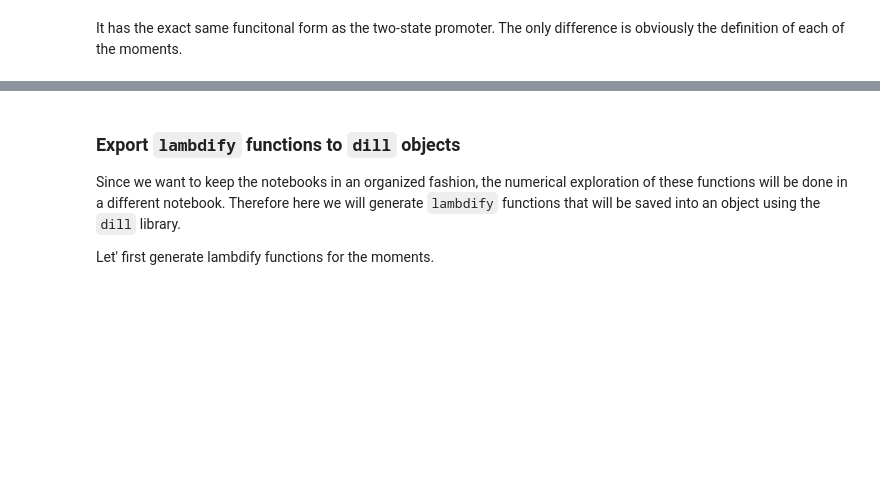
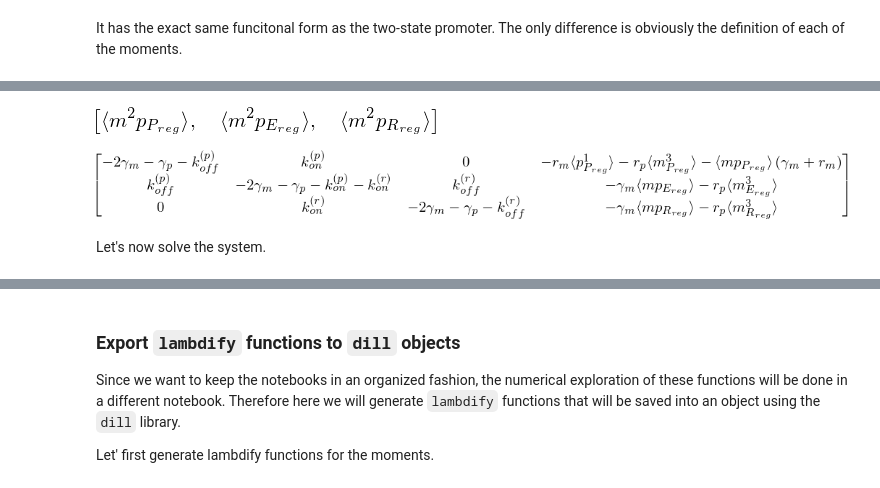
Before and after one commit to RPGroup-PBoC/chann_cap, a Jupyter notebook: src/theory/chemical_master_moments_protein.ipynb, the cells around one changed output, grey strips where cells are left out. Saved outputs shown, nothing was run; the diff lists cells and outputs as text; code cells hidden in the pictures; blank space fills up the shorter version.

```diff
--- a/src/theory/chemical_master_moments_protein.ipynb
+++ b/src/theory/chemical_master_moments_protein.ipynb
@@ -1002,0 +980,20 @@ It has the exact same funcitonal form as the two-state promoter. The only differ
+# %%
+# Define the string for the states
+corr_reg = ['m^2p_{P_{reg}}', 'm^2p_{E_{reg}}', 'm^2p_{R_{reg}}']
+
+# Define the zeroth moments
+m2p_reg = [moment_sympy(x, None) for x in corr_reg]
+m2p_reg
+# %% [output]
+[figure, added]
+# %%
+# define augmented matrix for correlation
+m2p_aug_reg = (Km_reg - 2 * Gm_reg - Gp_reg).col_insert(3,
+                  - Rm_reg * sympy.Matrix(p1_reg)\
+                  - (Rm_reg + Gm_reg) * sympy.Matrix(mp_reg)\
+                  - Rp_reg * sympy.Matrix(m3_reg))
+m2p_aug_reg
+# %% [output]
+[figure, added]
+# %% [markdown]
+Let's now solve the system.
```
Also changed, not shown: parts of 42 cells of this notebook.
